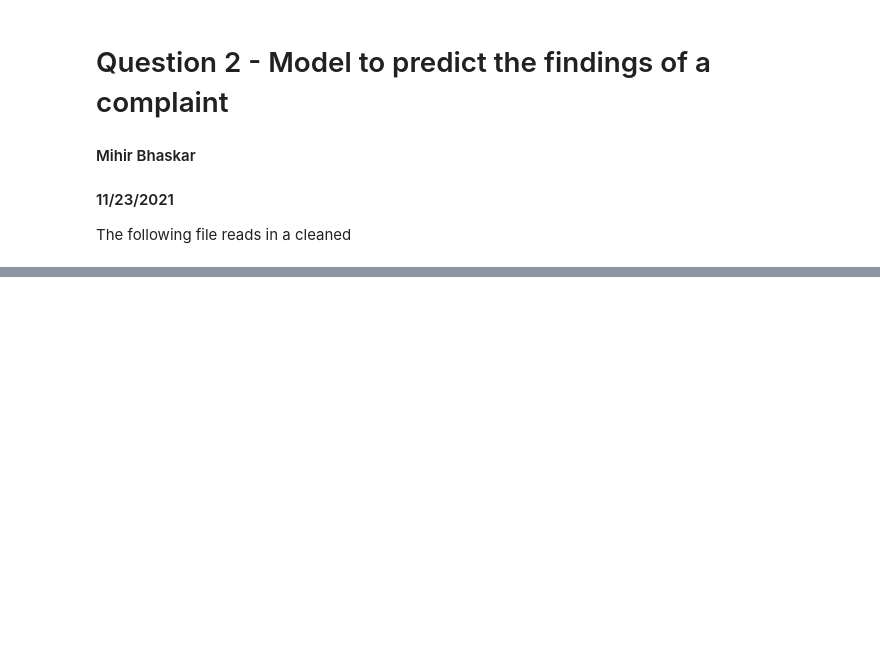
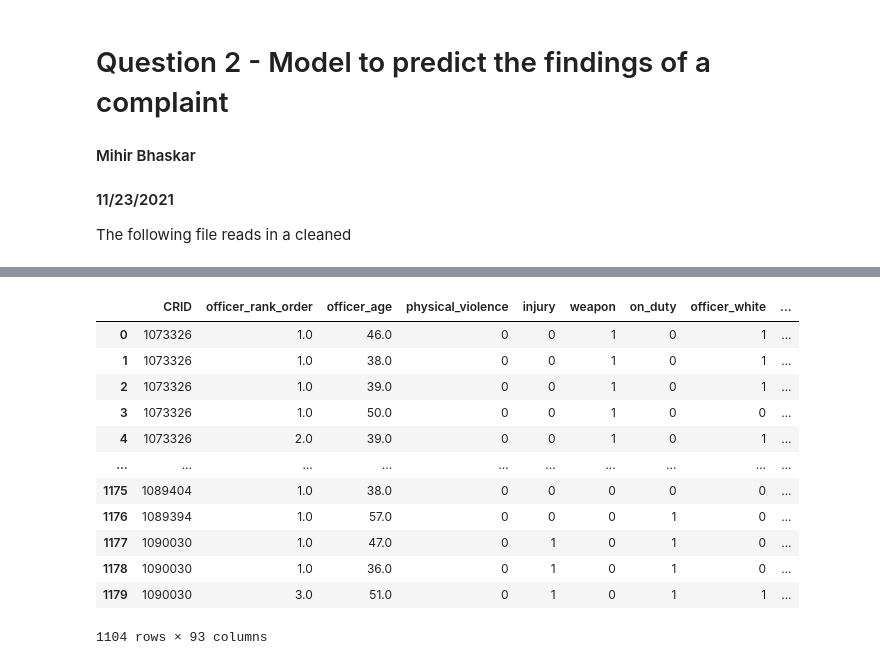
Before and after one commit to mihirbhaskar/chicago-complaints, a Jupyter notebook: code/10_Predicting_Complaint_Findings.ipynb, the cells around one changed output, grey strips where cells are left out. Cells and saved outputs as stored; diff of their text form; code cells hidden in the pictures; blank space fills up the shorter version.

```diff
--- a/code/10_Predicting_Complaint_Findings.ipynb
+++ b/code/10_Predicting_Complaint_Findings.ipynb
@@ -94,6 +112,22 @@ X = X.select_dtypes(['number'])
 
 # Balance in the variable
 #df[['CRID', 'Finding_Sustained']].groupby('Finding_Sustained').count()
+# %%
+df
+# %% [output]
+|  | CRID | officer_rank_order | officer_age | physical_violence | injury | weapon | on_duty | officer_white | ... |
+| 0 | 1073326 | 1.0 | 46.0 | 0 | 0 | 1 | 0 | 1 | ... |
+| 1 | 1073326 | 1.0 | 38.0 | 0 | 0 | 1 | 0 | 1 | ... |
+| 2 | 1073326 | 1.0 | 39.0 | 0 | 0 | 1 | 0 | 1 | ... |
+| 3 | 1073326 | 1.0 | 50.0 | 0 | 0 | 1 | 0 | 0 | ... |
+| 4 | 1073326 | 2.0 | 39.0 | 0 | 0 | 1 | 0 | 1 | ... |
+| ... | ... | ... | ... | ... | ... | ... | ... | ... | ... |
+| 1175 | 1089404 | 1.0 | 38.0 | 0 | 0 | 0 | 0 | 0 | ... |
+| 1176 | 1089394 | 1.0 | 57.0 | 0 | 0 | 0 | 1 | 0 | ... |
+| 1177 | 1090030 | 1.0 | 47.0 | 0 | 1 | 0 | 1 | 0 | ... |
+| 1178 | 1090030 | 1.0 | 36.0 | 0 | 1 | 0 | 1 | 0 | ... |
+| 1179 | 1090030 | 3.0 | 51.0 | 0 | 1 | 0 | 1 | 1 | ... |
+1104 rows × 93 columns
 # %%
 #Creating the classification model (1)
 
```
Also changed, not shown: parts of 8 cells of this notebook, 2 other files.
